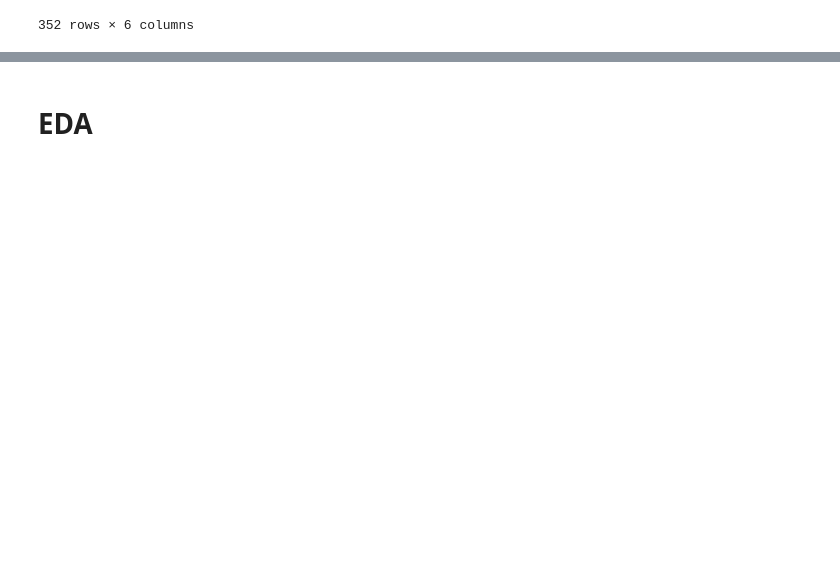
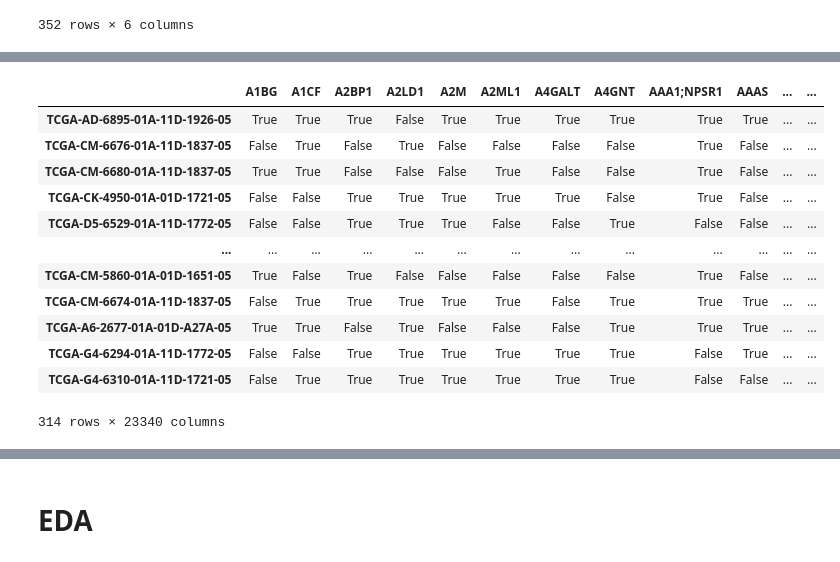
Before and after one commit to viola-dzianisava/Analysing-DNA-methylation-in-patients-with-colon-cancer, a Jupyter notebook: dis.ipynb, the cells around one changed output, grey strips where cells are left out. Cells and saved outputs as stored; diff of their text form; code cells hidden in the pictures; blank space fills up the shorter version.

```diff
--- a/dis.ipynb
+++ b/dis.ipynb
@@ -215,5 +126,0 @@ Total number of unique genes:  23334
-# %%
-x = genes_means["RBL2"]["mean_df"]
-mean = genes_means["RBL2"]["mean"]
-
-pd.DataFrame({"Gene mean": x, "Above mean across all patients": x > mean})
@@ -285,0 +222,20 @@ tumor_patient_selected_df
+# %%
+# compare each columnd of genes_df with genes_df['mean']
+is_above_df = genes_df.filter(like='TCGA').apply(lambda col: col > genes_df['mean'])
+
+genes_mean_df = is_above_df.T.join(tumor_patient_selected_df)
+genes_mean_df
+# %% [output]
+|  | A1BG | A1CF | A2BP1 | A2LD1 | A2M | A2ML1 | A4GALT | A4GNT | AAA1;NPSR1 | AAAS | ... | ... |
+| TCGA-AD-6895-01A-11D-1926-05 | True | True | True | False | True | True | True | True | True | True | ... | ... |
+| TCGA-CM-6676-01A-11D-1837-05 | False | True | False | True | False | False | False | False | True | False | ... | ... |
+| TCGA-CM-6680-01A-11D-1837-05 | True | True | False | False | False | True | False | False | True | False | ... | ... |
+| TCGA-CK-4950-01A-01D-1721-05 | False | False | True | True | True | True | True | False | True | False | ... | ... |
+| TCGA-D5-6529-01A-11D-1772-05 | False | False | True | True | True | False | False | True | False | False | ... | ... |
+| ... | ... | ... | ... | ... | ... | ... | ... | ... | ... | ... | ... | ... |
+| TCGA-CM-5860-01A-01D-1651-05 | True | False | True | False | False | False | False | False | True | False | ... | ... |
+| TCGA-CM-6674-01A-11D-1837-05 | False | True | True | True | True | True | False | True | True | True | ... | ... |
+| TCGA-A6-2677-01A-01D-A27A-05 | True | True | False | True | False | False | False | True | True | True | ... | ... |
+| TCGA-G4-6294-01A-11D-1772-05 | False | False | True | True | True | True | True | True | False | True | ... | ... |
+| TCGA-G4-6310-01A-11D-1721-05 | False | True | True | True | True | True | True | True | False | False | ... | ... |
+314 rows × 23340 columns
```
Also changed, not shown: parts of 10 cells of this notebook.
